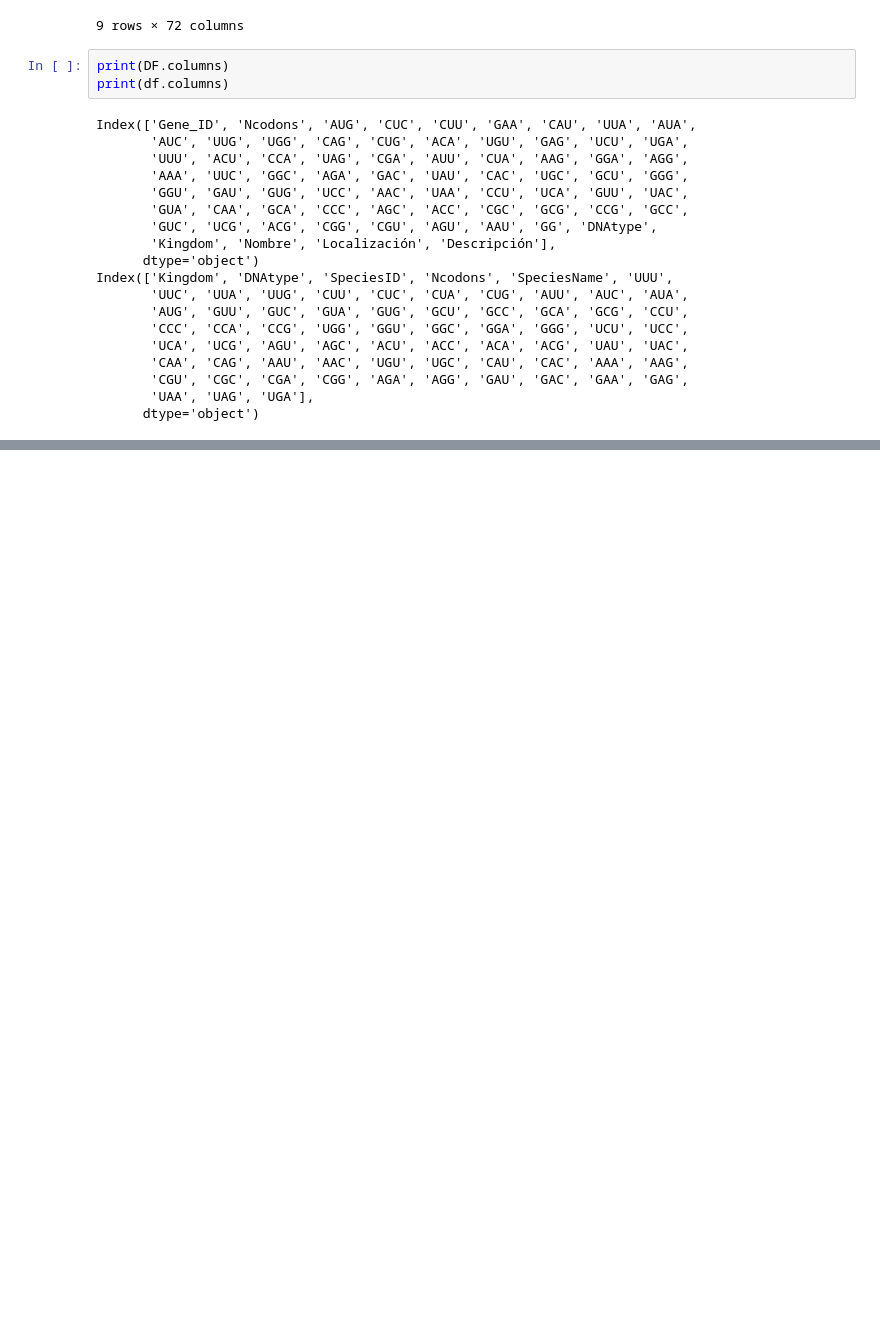
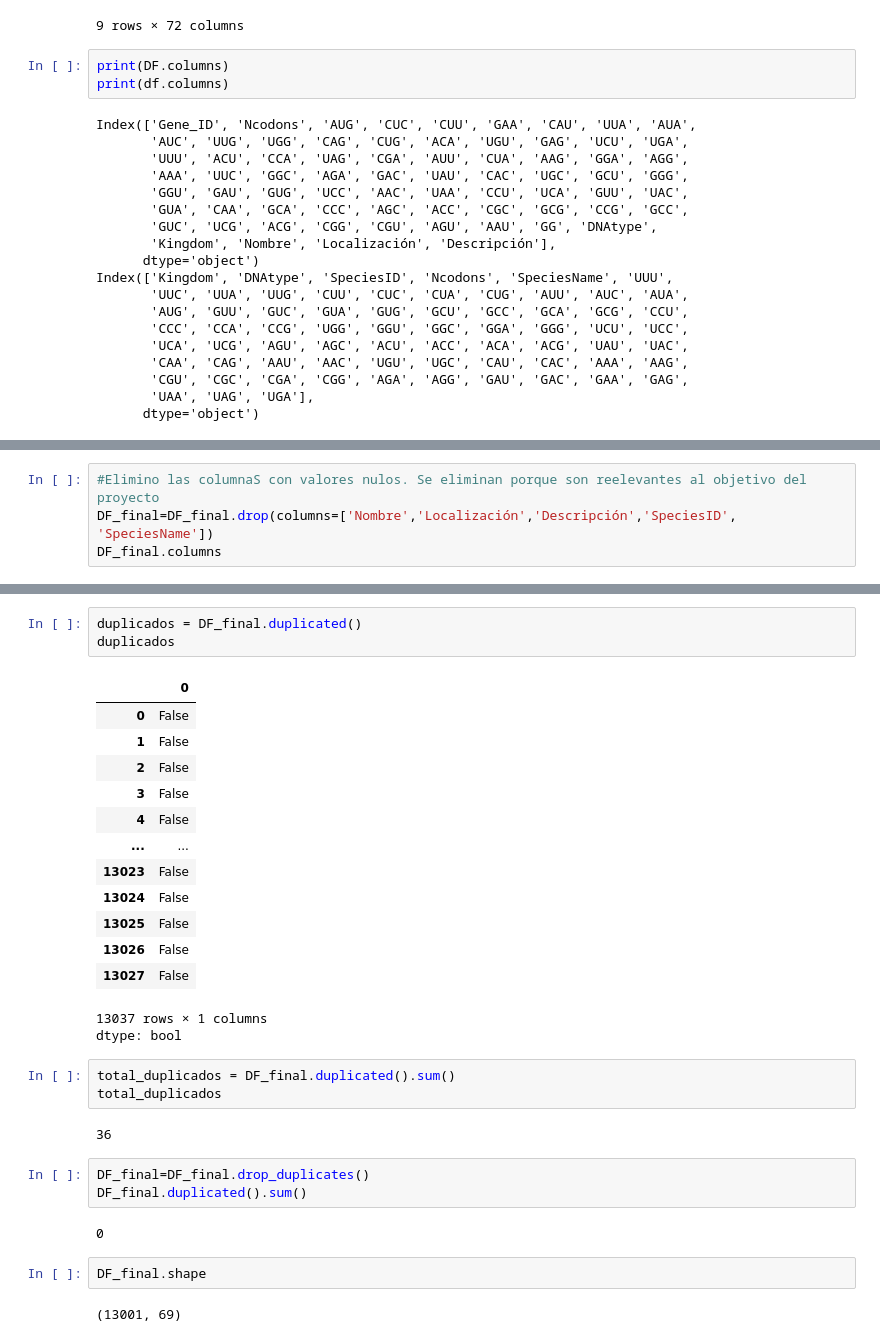
Before and after one commit to esconjaureguy/codon_usage, a Jupyter notebook: codon_usage.ipynb, the cells around one changed output, grey strips where cells are left out. Saved outputs shown, nothing was run; the diff lists cells and outputs as text; blank space fills up the shorter version.

```diff
--- a/codon_usage.ipynb
+++ b/codon_usage.ipynb
@@ -400,0 +423,4 @@ DF_final
+# %%
+#Elimino las columnaS con valores nulos. Se eliminan porque son reelevantes al objetivo del proyecto
+DF_final=DF_final.drop(columns=['Nombre','Localización','Descripción','SpeciesID', 'SpeciesName'])
+DF_final.columns
@@ -400,0 +437,32 @@ DF_final
+# %%
+duplicados = DF_final.duplicated()
+duplicados
+# %% [output]
+|  | 0 |
+| 0 | False |
+| 1 | False |
+| 2 | False |
+| 3 | False |
+| 4 | False |
+| ... | ... |
+| 13023 | False |
+| 13024 | False |
+| 13025 | False |
+| 13026 | False |
+| 13027 | False |
+13037 rows × 1 columns
+dtype: bool
+# %%
+total_duplicados = DF_final.duplicated().sum()
+total_duplicados
+# %% [output]
+36
+# %%
+DF_final=DF_final.drop_duplicates()
+DF_final.duplicated().sum()
+# %% [output]
+0
+# %%
+DF_final.shape
+# %% [output]
+(13001, 69)
```
Also changed, not shown: parts of 14 cells of this notebook.
